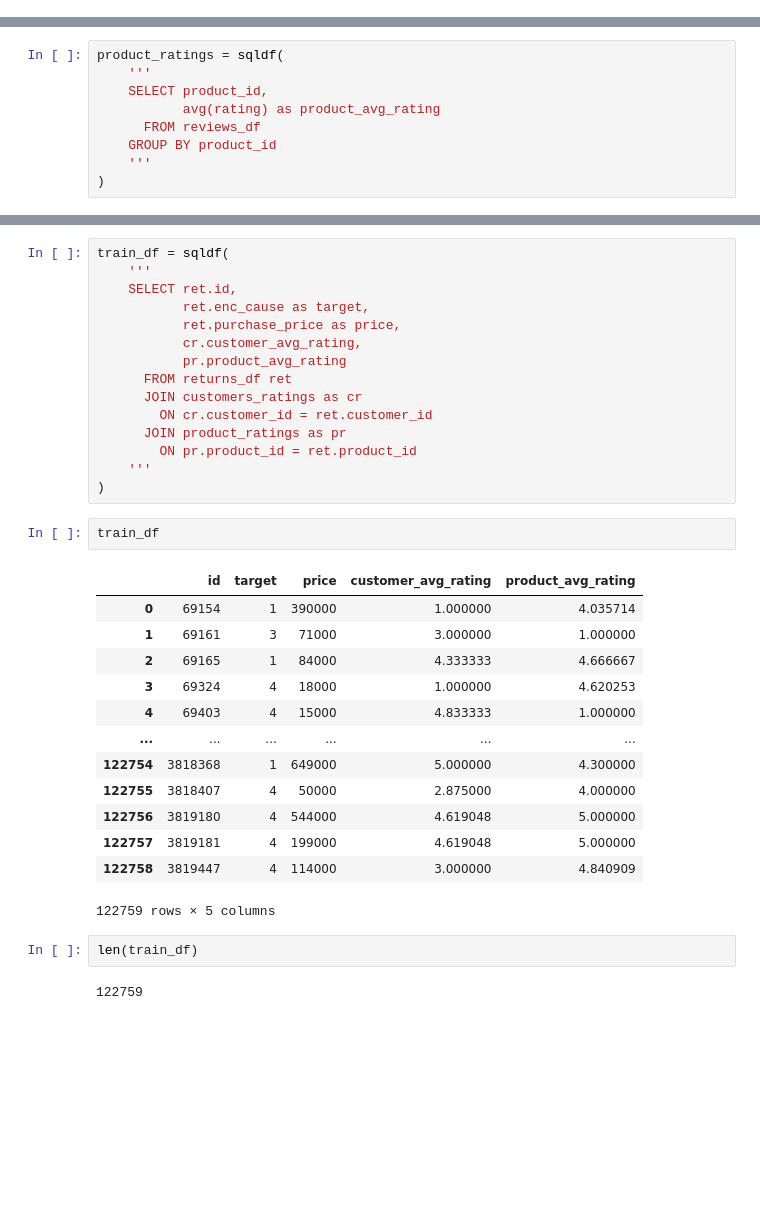
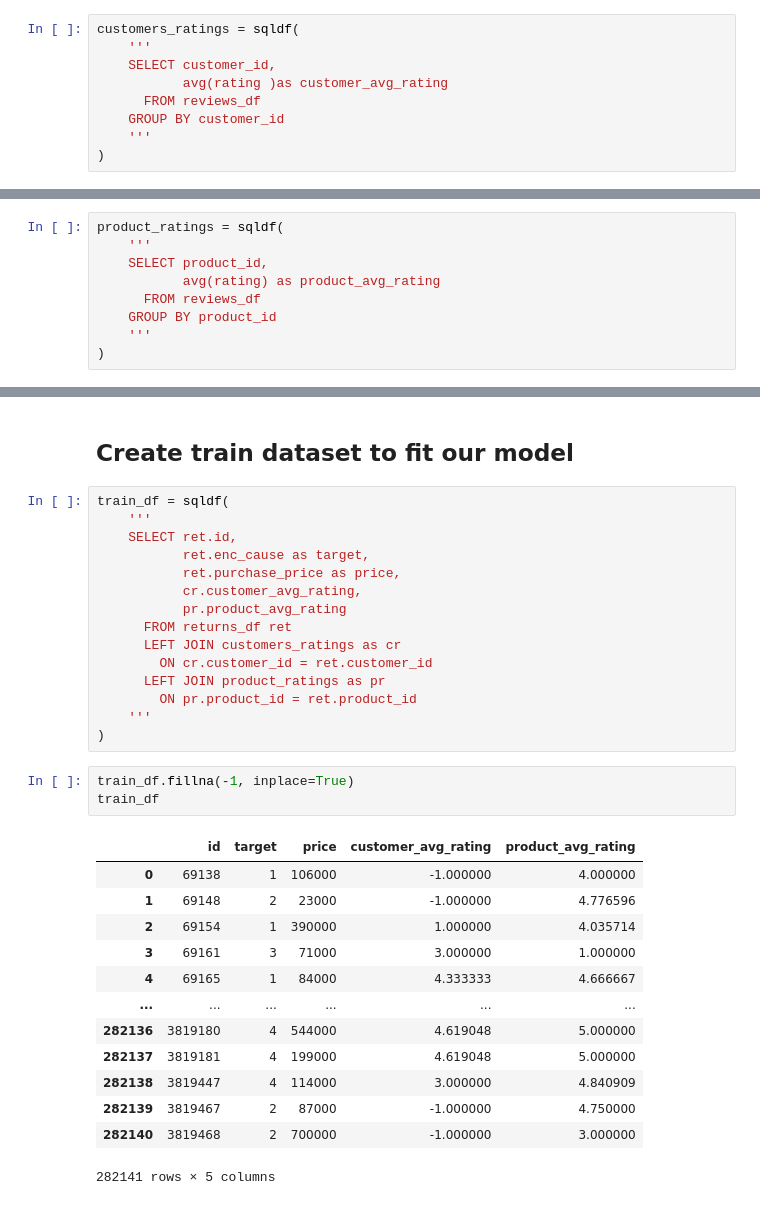
Before and after one commit to banislav/uzum-test, a Jupyter notebook: exploration_notebook.ipynb, the cells around one changed output, grey strips where cells are left out. Drawn from its saved outputs; the diff is of its cells as text; blank space fills up the shorter version.

Commit message:
feat: create training dataset based on product ratings and customer ratings

```diff
--- a/exploration_notebook.ipynb
+++ b/exploration_notebook.ipynb
@@ -51,0 +56,9 @@ plt.hist(reviews_df.rating, width=0.3, color='orange');
+# %%
+customers_ratings = sqldf(
+    '''
+    SELECT customer_id,
+           avg(rating )as customer_avg_rating
+      FROM reviews_df
+    GROUP BY customer_id
+    '''
+)
@@ -61,3 +110,5 @@ product_ratings = sqldf(
+# %% [markdown]
+## Create train dataset to fit our model
 # %%
 train_df = sqldf(
     '''
@@ -67,29 +118,26 @@ train_df = sqldf(
            cr.customer_avg_rating,
            pr.product_avg_rating
       FROM returns_df ret
-      JOIN customers_ratings as cr
+      LEFT JOIN customers_ratings as cr
         ON cr.customer_id = ret.customer_id
-      JOIN product_ratings as pr
+      LEFT JOIN product_ratings as pr
         ON pr.product_id = ret.product_id
     '''
 )
 # %%
+train_df.fillna(-1, inplace=True)
 train_df
 # %% [output]
 |  | id | target | price | customer_avg_rating | product_avg_rating |
-| 0 | 69154 | 1 | 390000 | 1.000000 | 4.035714 |
-| 1 | 69161 | 3 | 71000 | 3.000000 | 1.000000 |
-| 2 | 69165 | 1 | 84000 | 4.333333 | 4.666667 |
-| 3 | 69324 | 4 | 18000 | 1.000000 | 4.620253 |
-| 4 | 69403 | 4 | 15000 | 4.833333 | 1.000000 |
+| 0 | 69138 | 1 | 106000 | -1.000000 | 4.000000 |
+| 1 | 69148 | 2 | 23000 | -1.000000 | 4.776596 |
+| 2 | 69154 | 1 | 390000 | 1.000000 | 4.035714 |
+| 3 | 69161 | 3 | 71000 | 3.000000 | 1.000000 |
+| 4 | 69165 | 1 | 84000 | 4.333333 | 4.666667 |
 | ... | ... | ... | ... | ... | ... |
-| 122754 | 3818368 | 1 | 649000 | 5.000000 | 4.300000 |
-| 122755 | 3818407 | 4 | 50000 | 2.875000 | 4.000000 |
-| 122756 | 3819180 | 4 | 544000 | 4.619048 | 5.000000 |
-| 122757 | 3819181 | 4 | 199000 | 4.619048 | 5.000000 |
-| 122758 | 3819447 | 4 | 114000 | 3.000000 | 4.840909 |
+| 282136 | 3819180 | 4 | 544000 | 4.619048 | 5.000000 |
+| 282137 | 3819181 | 4 | 199000 | 4.619048 | 5.000000 |
+| 282138 | 3819447 | 4 | 114000 | 3.000000 | 4.840909 |
+| 282139 | 3819467 | 2 | 87000 | -1.000000 | 4.750000 |
+| 282140 | 3819468 | 2 | 700000 | -1.000000 | 3.000000 |
-122759 rows × 5 columns
+282141 rows × 5 columns
-# %%
-len(train_df)
-# %% [output]
-122759
```
Also changed, not shown: parts of 8 cells of this notebook.
